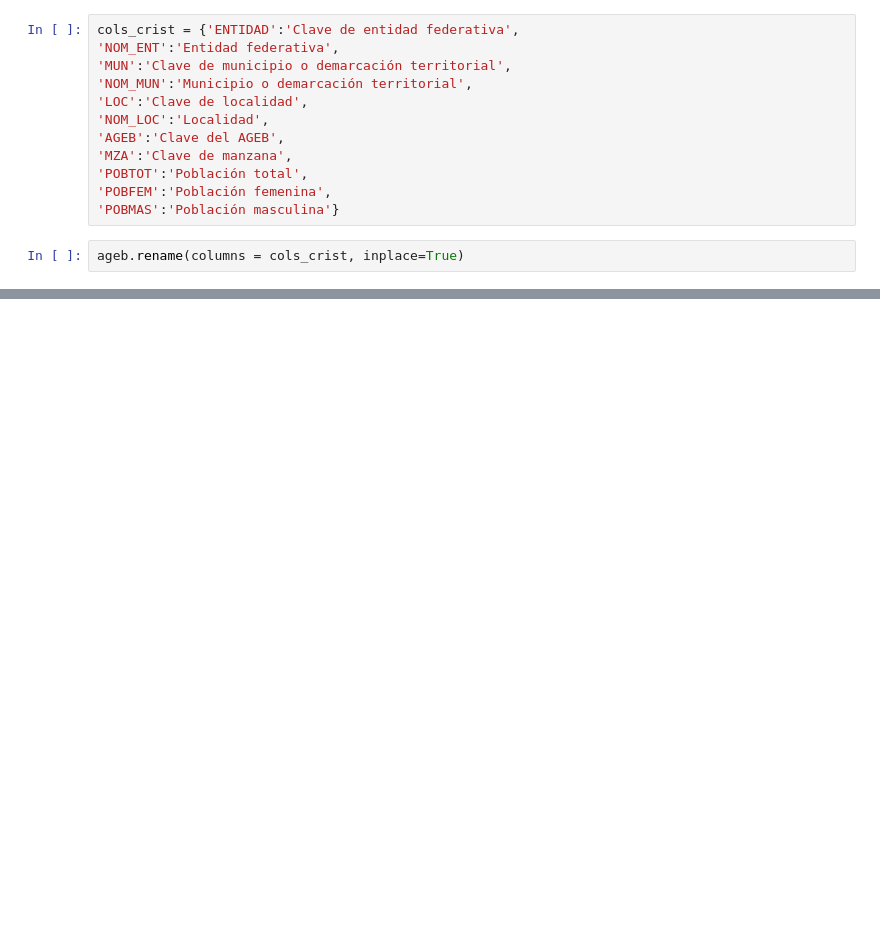
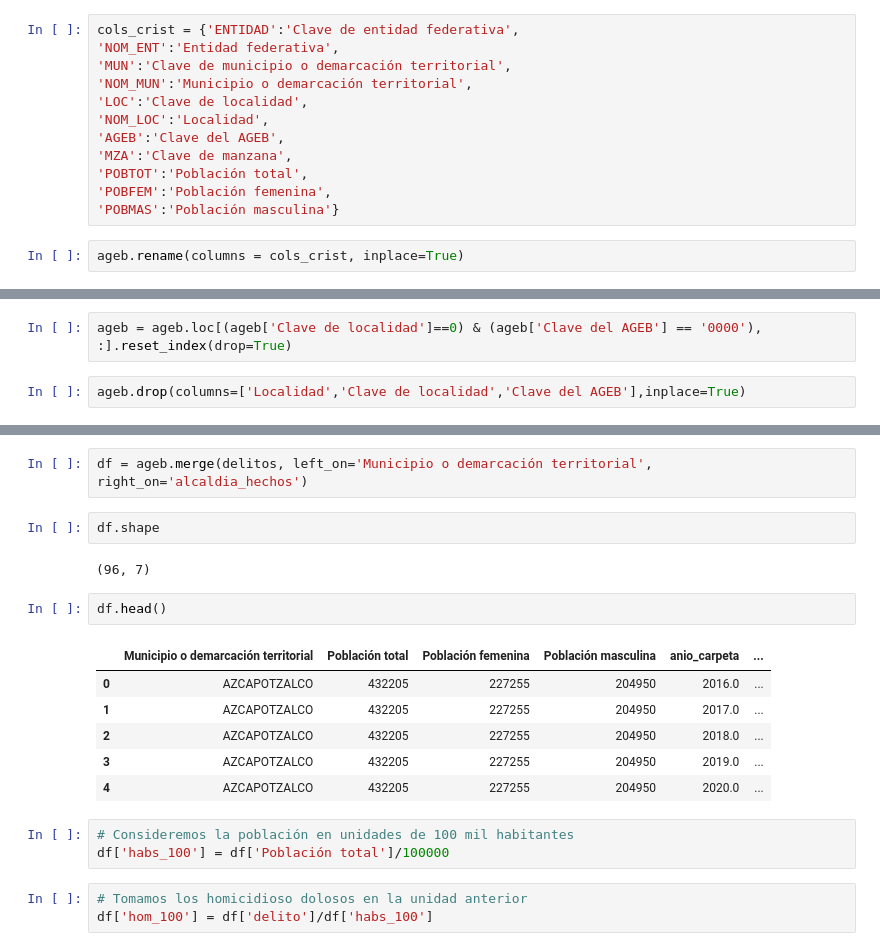
Before and after one commit to qSergio/Furious-spark, a Jupyter notebook: SeccionA/DatosAbiertosCDMX.ipynb, the cells around one changed output, grey strips where cells are left out. Saved outputs shown, nothing was run; the diff lists cells and outputs as text; blank space fills up the shorter version.

```diff
--- a/SeccionA/DatosAbiertosCDMX.ipynb
+++ b/SeccionA/DatosAbiertosCDMX.ipynb
@@ -454,0 +496,4 @@ ageb = ageb.loc
+# %%
+ageb = ageb.loc[(ageb['Clave de localidad']==0) & (ageb['Clave del AGEB'] == '0000'), :].reset_index(drop=True)
+# %%
+ageb.drop(columns=['Localidad','Clave de localidad','Clave del AGEB'],inplace=True)
@@ -454,0 +537,21 @@ ageb = ageb.loc
+# %%
+df = ageb.merge(delitos, left_on='Municipio o demarcación territorial', right_on='alcaldia_hechos')
+# %%
+df.shape
+# %% [output]
+(96, 7)
+# %%
+df.head()
+# %% [output]
+|  | Municipio o demarcación territorial | Población total | Población femenina | Población masculina | anio_carpeta | ... |
+| 0 | AZCAPOTZALCO | 432205 | 227255 | 204950 | 2016.0 | ... |
+| 1 | AZCAPOTZALCO | 432205 | 227255 | 204950 | 2017.0 | ... |
+| 2 | AZCAPOTZALCO | 432205 | 227255 | 204950 | 2018.0 | ... |
+| 3 | AZCAPOTZALCO | 432205 | 227255 | 204950 | 2019.0 | ... |
+| 4 | AZCAPOTZALCO | 432205 | 227255 | 204950 | 2020.0 | ... |
+# %%
+# Consideremos la población en unidades de 100 mil habitantes
+df['habs_100'] = df['Población total']/100000
+# %%
+# Tomamos los homicidioso dolosos en la unidad anterior
+df['hom_100'] = df['delito']/df['habs_100']
```
Also changed, not shown: parts of 26 cells of this notebook.
